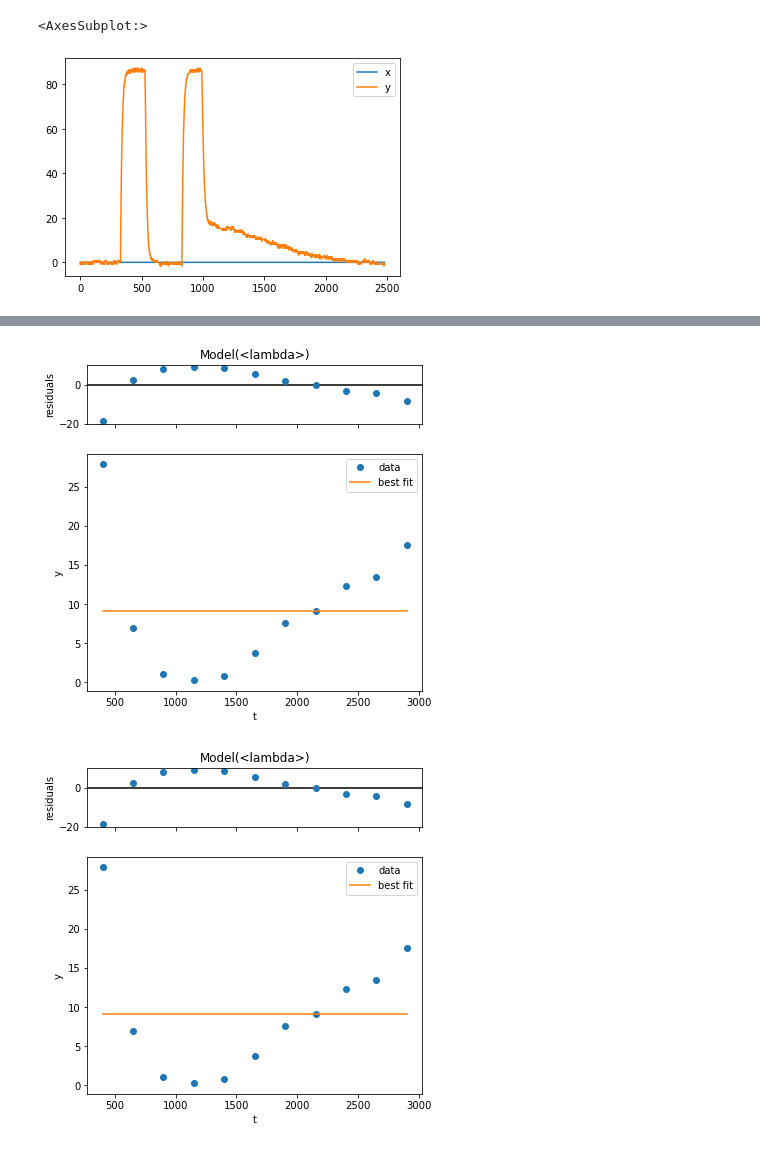
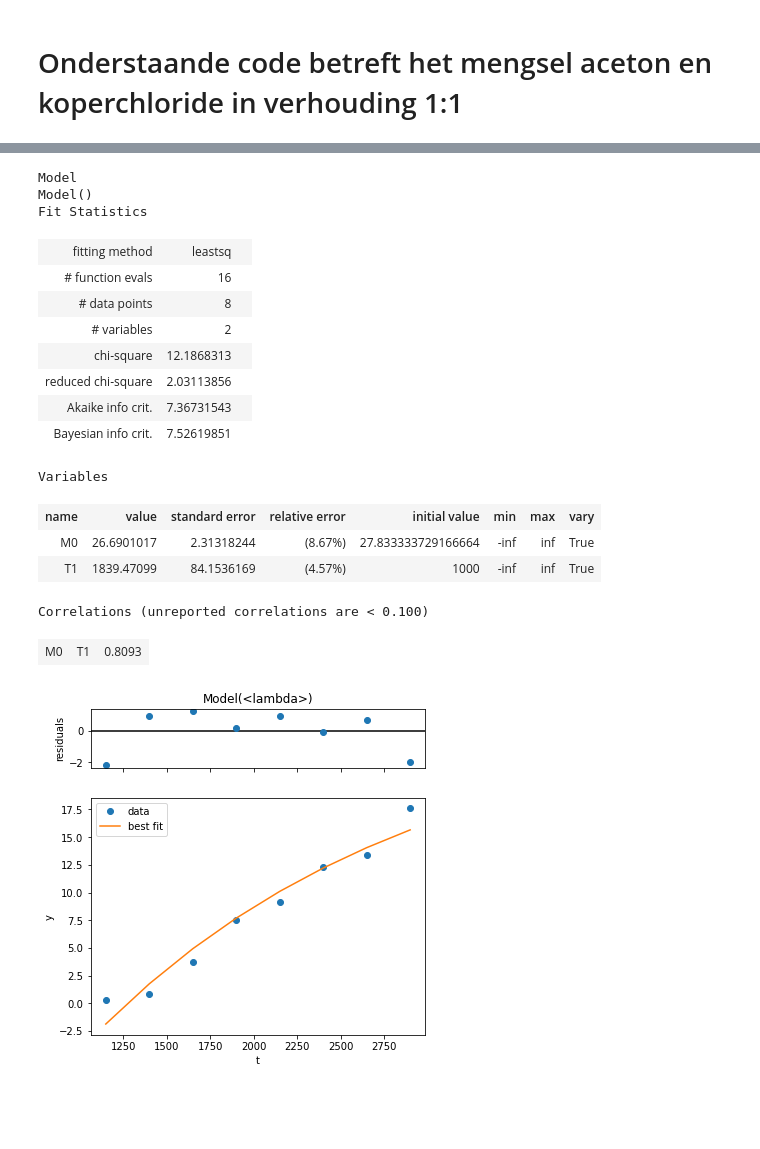
Before and after one commit to everydayanchovies/NMR, a Jupyter notebook: notebooks/nmr_resultaten_.ipynb, the cells around one changed output, grey strips where cells are left out. Drawn from its saved outputs; the diff is of its cells as text; code cells hidden in the pictures; blank space fills up the shorter version.

Commit message:
koperchlorideA en mengsel zijn gefit (geen fouten)

```diff
--- a/notebooks/nmr_resultaten_.ipynb
+++ b/notebooks/nmr_resultaten_.ipynb
@@ -11,15 +12,14 @@ from models.T1_simple_model import *
 # %%
 # Ik haal een bepaalde meting op en plot het gelijk
-df = get_df(stof=STOF_KOPERCHLORIDE_A,
-       verhouding="1_0",
-       T=T1,
-       delay=500,
-       signal_index=SI_SIGNAL)
+# df = get_df(stof=STOF_KOPERCHLORIDE_A,
+#        verhouding="1_0",
+#        T=T1,
+#        delay=500,
+#        signal_index=SI_SIGNAL)
 
-df.plot()
+# df.plot()
-# %% [output]
-<AxesSubplot:>
-[figure, removed]
+# %% [markdown]
+# Onderstaande code betreft het mengsel aceton en koperchloride in verhouding 1:1
 # %%
 # Voor onze doelen is het super handig om alle dataframes
 # van een bepaald reeks metingen op te halen.
@@ -30,7 +30,7 @@ df.plot()
 # krijg je mijn voorbeelden te zien.
 # In de notebook in je browser kun je gewoon naar de functie zelf gaan (ze staan allemaal in util/scopeutil.py)
 
-Mz_lijst_koperchloride_A_1_0 = []
+Mz_lijst_koperchloride_aceton = []
 delays = []
 
 for (delay, df) in get_df_of_all_delays(
@@ -38,32 +38,33 @@ for (delay, df) in get_df_of_all_delays(
         verhouding="1_1",
         T=T1,
         signal_index=SI_SIGNAL):
-    # df.plot(title=f"Plot van meting op t={delay}us")
 
     mz = My_for_T1_df(df)
+    # we willen de absolute waarde van alles
+    # Er kunnen negatieve waardes zijn ivm meetonzekerheid, deze worden dus weggehaald
     if mz < 0:
         mz = mz * -1
-    Mz_lijst_koperchloride_A_1_0.append(mz)
 
-    delays.append(float(delay))
+    Mz_lijst_koperchloride_aceton.append(mz)
+    delays.append(delay)
 
-print(Mz_lijst_koperchloride_A_1_0)
-print(delays)
-print(Mz_lijst_koperchloride_A_1_0[0])
+M0 = Mz_lijst_koperchloride_aceton[0]
 
-constante = Mz_lijst_koperchloride_A_1_0[0]
+# eerste drie elementen weghalen omdat die niet goed in ons onderzoek passen
+Mz_koperchloride_aceton_final = []
+delay_final = []
+for x in range (0,11):
+    # Bij de eerste 3 elementen hebben we zo dicht gemeten op pi dat het geen aangroei tijd had
+    # De meetpunten in dat gebied zijn weggehaald
+    if x >= 3:
+        delay_final.append(delays[x])
+        Mz_koperchloride_aceton_final.append(Mz_lijst_koperchloride_aceton[x])
 
-
-lijst_test1 = []
-lijst_test2 = []
-for x in range (0,11):
-    if x >= 3:
-        lijst_test1.append(delays[x])
-        lijst_test2.append(Mz_lijst_koperchloride_A_1_0[x])
-
-
-fit_T1 = model_test.fit(lijst_test2, t=lijst_test1, M0=constante, T1=0.001)
+fit_T1 = model_T1.fit(Mz_koperchloride_aceton_final, t=delay_final, M0=M0, T1=1000)
 fit_T1.plot()
 
-# plt.scatter(delays, Mz_lijst_koperchloride_A_1_0)
+pvalue = 1 - stats.chi2.cdf(fit_T1.chisqr, fit_T1.nfree)
+print(f"De p waarde is {pvalue:.9f}.")
+
+fit_T1
 # %% [output]
@@ -84,2 +72,18 @@ fit_T1.plot()
+Model
+Model()
+Fit Statistics
+| fitting method | leastsq |  |
+| # function evals | 16 |  |
+| # data points | 8 |  |
+| # variables | 2 |  |
+| chi-square | 12.1868313 |  |
+| reduced chi-square | 2.03113856 |  |
+| Akaike info crit. | 7.36731543 |  |
+| Bayesian info crit. | 7.52619851 |  |
+Variables
+| name | value | standard error | relative error | initial value | min | max | vary |
+| M0 | 26.6901017 | 2.31318244 | (8.67%) | 27.833333729166664 | -inf | inf | True |
+| T1 | 1839.47099 | 84.1536169 | (4.57%) | 1000 | -inf | inf | True |
+Correlations (unreported correlations are < 0.100)
+| M0 | T1 | 0.8093 |
-[figure, old version]
+[figure, new version]
-[figure, removed]
```
Also changed, not shown: parts of 6 cells of this notebook, 1 other file.
